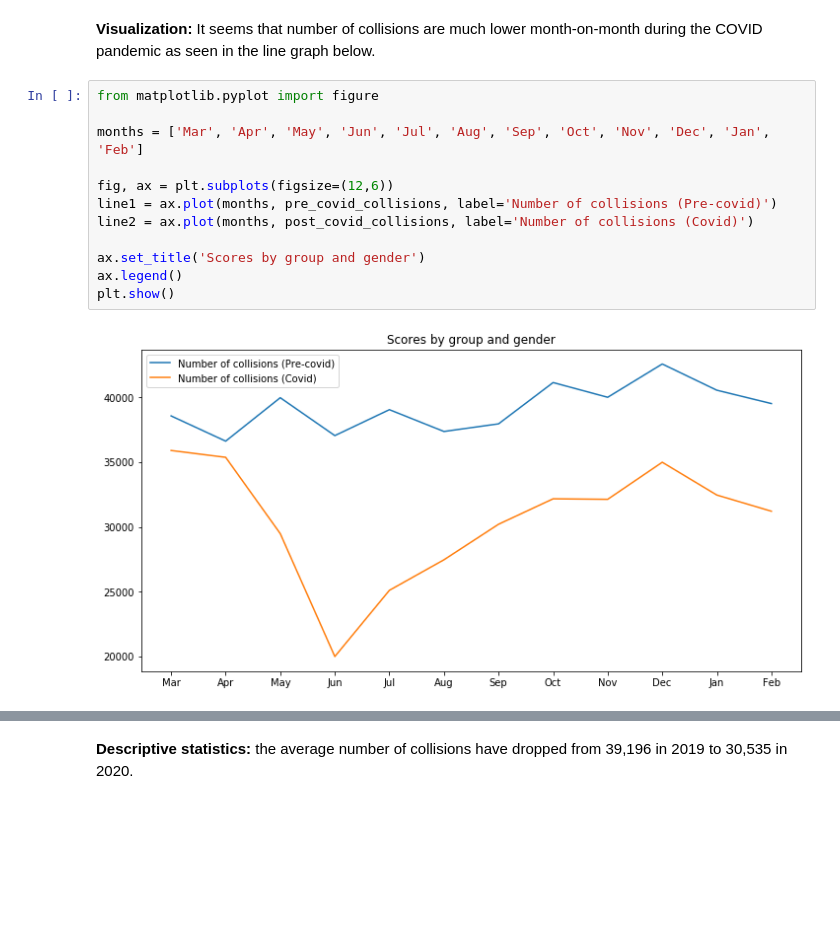
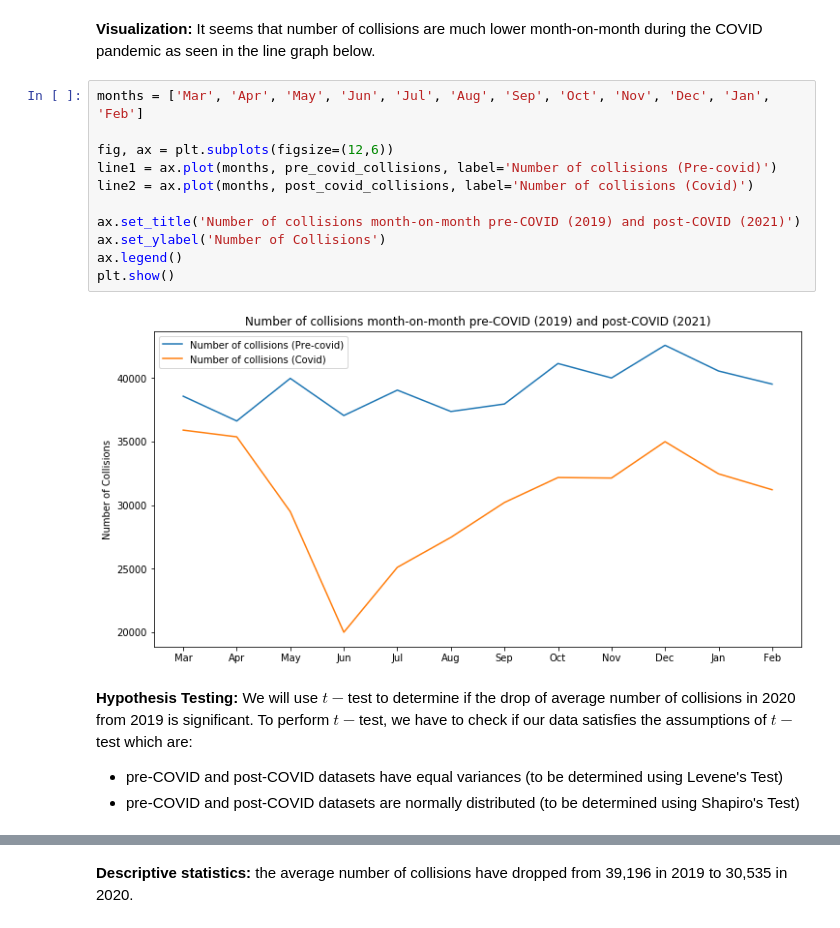
Before and after one commit to marknanquil/Python-codes, a Jupyter notebook: CA_traffic_collision_data_analysis.ipynb, the cells around one changed output, grey strips where cells are left out. Saved outputs shown, nothing was run; the diff lists cells and outputs as text; blank space fills up the shorter version.

```diff
--- a/CA_traffic_collision_data_analysis.ipynb
+++ b/CA_traffic_collision_data_analysis.ipynb
@@ -145,16 +304,19 @@ post_covid_collisions = np.array(post_covid_df['number_of_collisions'])
 # %% [markdown]
 **Visualization:** It seems that number of collisions are much lower month-on-month during the COVID pandemic as seen in the line graph below.
 # %%
-from matplotlib.pyplot import figure
-
 months = ['Mar', 'Apr', 'May', 'Jun', 'Jul', 'Aug', 'Sep', 'Oct', 'Nov', 'Dec', 'Jan', 'Feb']
 
 fig, ax = plt.subplots(figsize=(12,6))
 line1 = ax.plot(months, pre_covid_collisions, label='Number of collisions (Pre-covid)')
 line2 = ax.plot(months, post_covid_collisions, label='Number of collisions (Covid)')
 
-ax.set_title('Scores by group and gender')
+ax.set_title('Number of collisions month-on-month pre-COVID (2019) and post-COVID (2021)')
+ax.set_ylabel('Number of Collisions')
 ax.legend()
 plt.show()
 # %% [output]
-[figure, old version]
+[figure, new version]
+# %% [markdown]
+**Hypothesis Testing:** We will use $t-$test to determine if the drop of average number of collisions in 2020 from 2019 is significant. To perform $t-$test, we have to check if our data satisfies the assumptions of $t-$test which are:
+* pre-COVID and post-COVID datasets have equal variances (to be determined using Levene's Test)
+* pre-COVID and post-COVID datasets are normally distributed (to be determined using Shapiro's Test)
```
Also changed, not shown: parts of 52 cells of this notebook.
